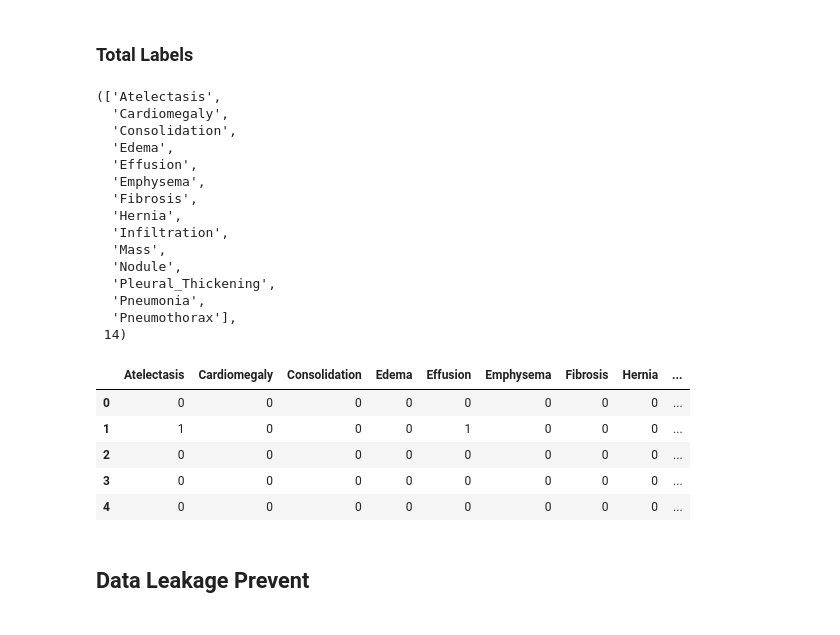
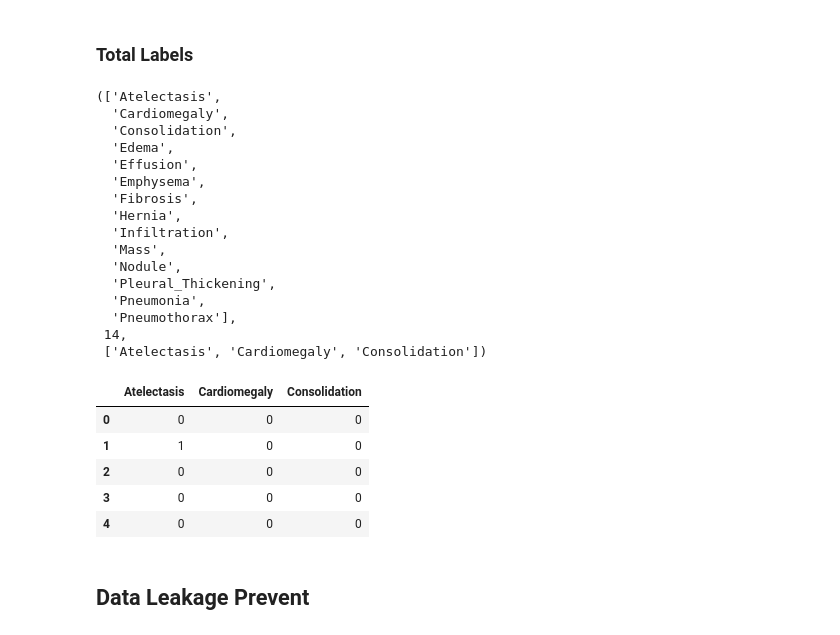
Before and after one commit to vivekpatel99/chest-x-ray-diagnosis-Multi-label-binary-classification, a Jupyter notebook: 02_model_training.ipynb, the cells around one changed output. Saved outputs shown, nothing was run; the diff lists cells and outputs as text; code cells hidden in the pictures.

```diff
--- a/02_model_training.ipynb
+++ b/02_model_training.ipynb
@@ -121,7 +116,7 @@ memory usage: 125.1+ KB
 column_names = list(train_df.columns)
 labels = column_names[1:]
 labels.remove('PatientId')
-labels, len(labels)
+labels, len(labels), labels[:3]
 # %% [output]
 (['Atelectasis',
   'Cardiomegaly',
@@ -137,17 +132,19 @@ labels, len(labels)
   'Pleural_Thickening',
   'Pneumonia',
   'Pneumothorax'],
- 14)
+ 14,
+ ['Atelectasis', 'Cardiomegaly', 'Consolidation'])
 # %%
+labels = labels[:3]
 train_df_labels = train_df[labels]
 train_df_labels.head()
 # %% [output]
-|  | Atelectasis | Cardiomegaly | Consolidation | Edema | Effusion | Emphysema | Fibrosis | Hernia | ... |
-| 0 | 0 | 0 | 0 | 0 | 0 | 0 | 0 | 0 | ... |
-| 1 | 1 | 0 | 0 | 0 | 1 | 0 | 0 | 0 | ... |
-| 2 | 0 | 0 | 0 | 0 | 0 | 0 | 0 | 0 | ... |
-| 3 | 0 | 0 | 0 | 0 | 0 | 0 | 0 | 0 | ... |
-| 4 | 0 | 0 | 0 | 0 | 0 | 0 | 0 | 0 | ... |
+|  | Atelectasis | Cardiomegaly | Consolidation |
+| 0 | 0 | 0 | 0 |
+| 1 | 1 | 0 | 0 |
+| 2 | 0 | 0 | 0 |
+| 3 | 0 | 0 | 0 |
+| 4 | 0 | 0 | 0 |
 # %%
 valid_df_labels = valid_df[labels]
 test_df_labels = test_df[labels]
```
Also changed, not shown: parts of 43 cells of this notebook, 10 other files.
